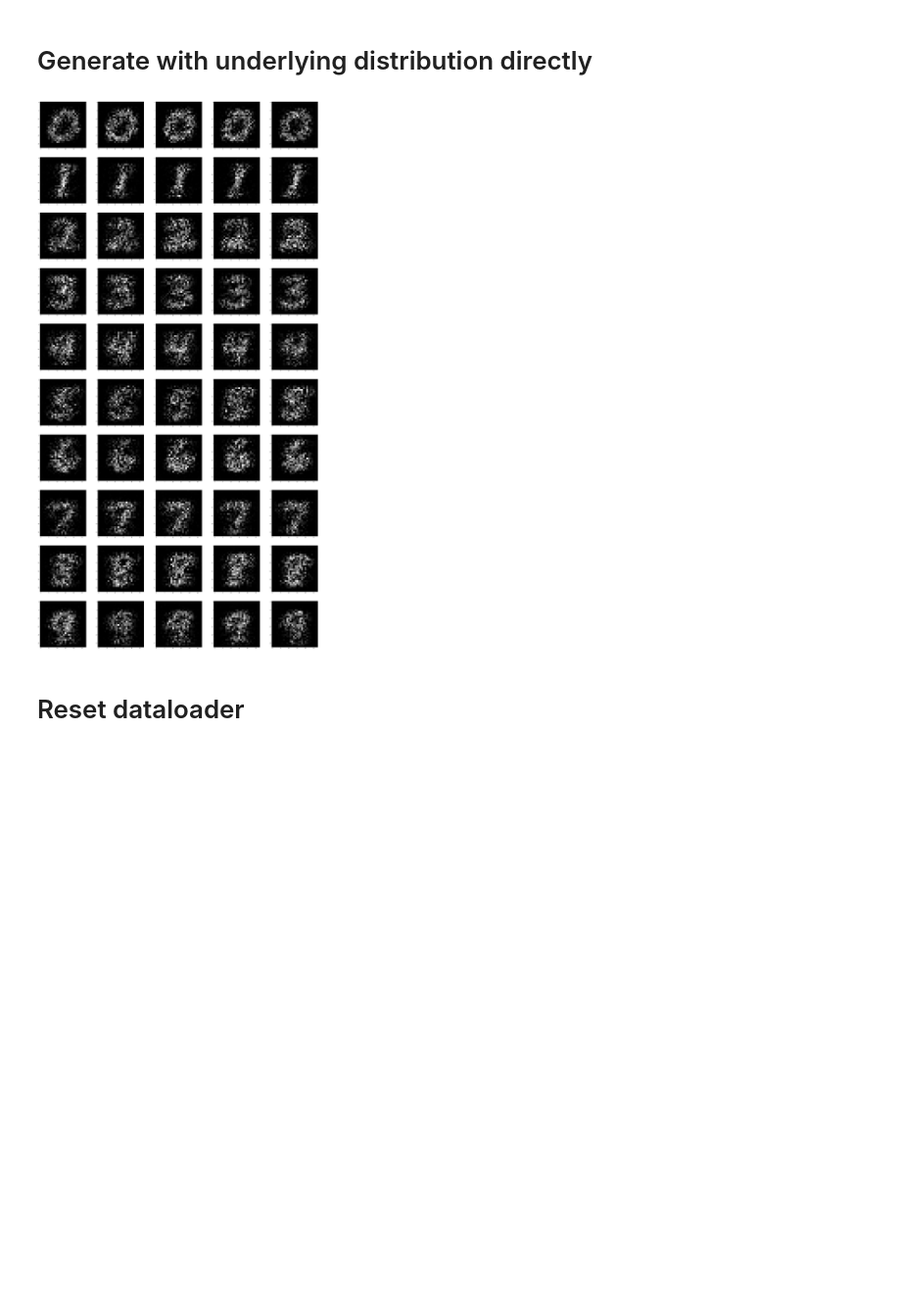
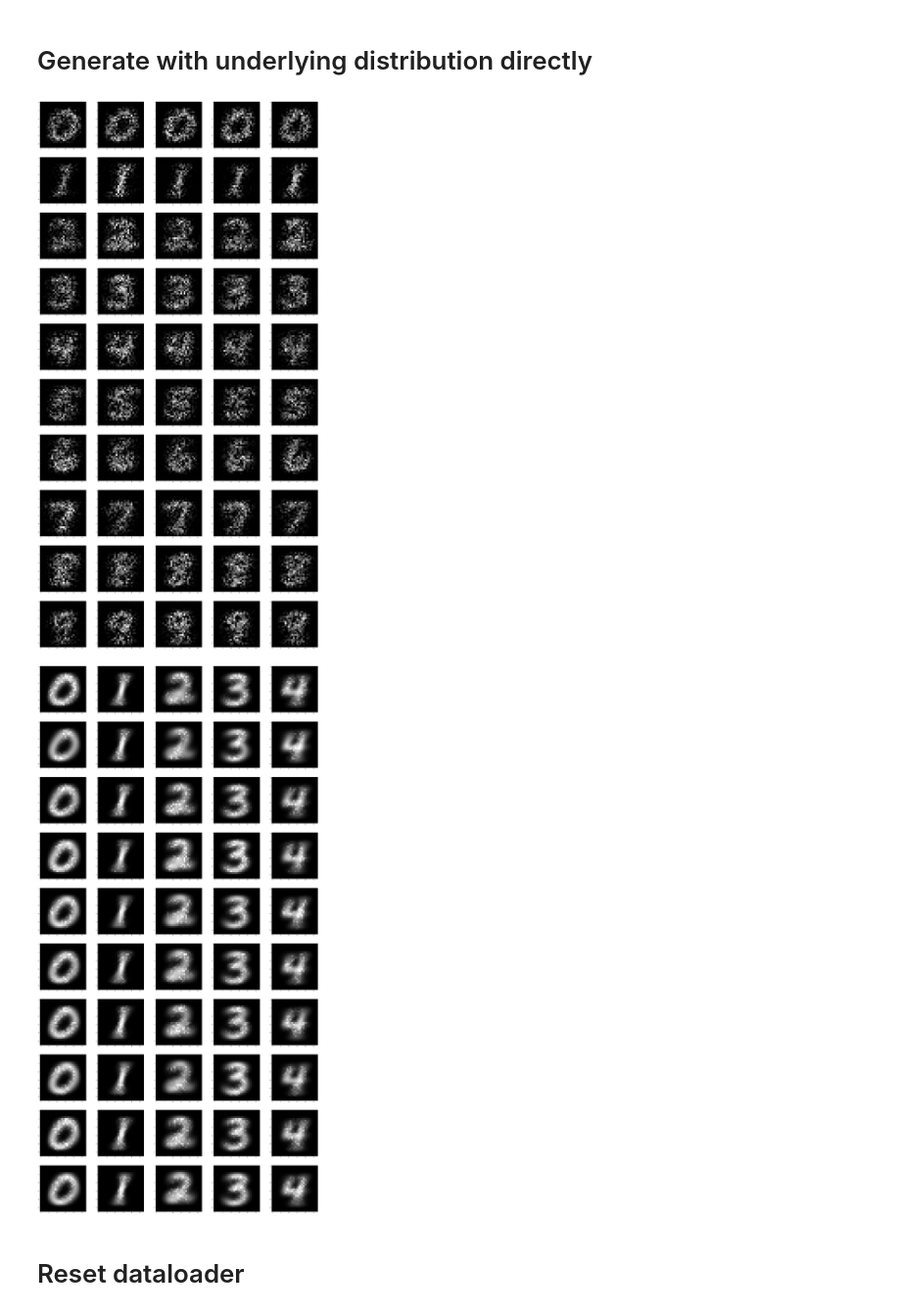
Before and after one commit to mmcs-work/HybridGANTraining, a Jupyter notebook: BeginWithMNIST.ipynb, the cells around one changed output. Shown at 98% size. Drawn from its saved outputs; the diff is of its cells as text; code cells hidden in the pictures; blank space fills up the shorter version.

Commit message:
Adds Truncated Normal.

```diff
--- a/BeginWithMNIST.ipynb
+++ b/BeginWithMNIST.ipynb
@@ -27,17 +60,25 @@ x, y = next(iter(train_loader))
 # %%
 h, w = x.shape[2], x.shape[3]
 dists = []
-
+dists_ =[]
 eps = 1e-4  # incase var = 0
 means = torch.zeros(len(train_data.classes), h, w)
 vars = torch.ones(len(train_data.classes), h, w) * eps
-
+normmeans = torch.zeros(len(train_data.classes), h, w)
+normvars = torch.ones(len(train_data.classes), h, w) * eps
 for digit in range(len(train_data.classes)):
     subset = x[torch.where(y == digit)[0], :, :]
+    #print(subset.shape)
     means[digit, :, :] = torch.mean(subset, dim=0).squeeze(0)
     vars[digit, :, :] += torch.var(subset, dim=0).squeeze(0)
+    normx = (x-means)/vars
+    normsubset = x[torch.where(y == digit)[0], :, :]
+    normmeans[digit, :, :] = torch.mean(normsubset, dim=0).squeeze(0)
+    normvars[digit, :, :] += torch.var(normsubset, dim=0).squeeze(0)
     dists.append(MultivariateNormal(means[digit, :, :].reshape(-1).to(device),
                                     torch.diag(vars[digit, :, :].reshape(-1).to(device))))
+    dists_.append({"mean":normmeans[digit, :, :].reshape(-1).to(device),
+                                    "diag":normvars[digit, :, :].reshape(-1).to(device)})
 # %%
 num_per_class = 5
 
@@ -51,7 +92,26 @@ for d in range(10):
         fig.add_subplot(10, num_per_class, d * num_per_class + i + 1)
         plt.imshow(imgs[i, :, :], cmap='gray')
 # %% [output]
-[figure, old version]
+[figure, new version]
+# %%
+num_per_class = 5
+
+fig=plt.figure(figsize=(50,100))
+
+for d in range(10):
+    for ts in range(5):
+        imgs = parameterized_truncated_normal(MultivariateNormal(torch.zeros_like(means[0].reshape(-1)),
+                                    torch.diag(torch.ones_like(normvars[0].reshape(-1)))).sample(),dists_[d]["mean"],
+                                              dists_[d]["diag"],0,255).reshape(-1, h, w)
+        imgs = imgs * normvars + normmeans
+        imgs = imgs.cpu().numpy()
+    #imgs[imgs < 0] = 0
+        for i in range(num_per_class):
+        # img = torchvision.transforms.ToPILImage()(imgs[i, :, :])
+            fig.add_subplot(10, num_per_class, d * num_per_class + i + 1)
+            plt.imshow(imgs[i, :, :], cmap='gray')
+# %% [output]
+[figure, added]
 # %% [markdown]
 # Reset dataloader
 # %%
```
Also changed, not shown: parts of 2 cells of this notebook.
